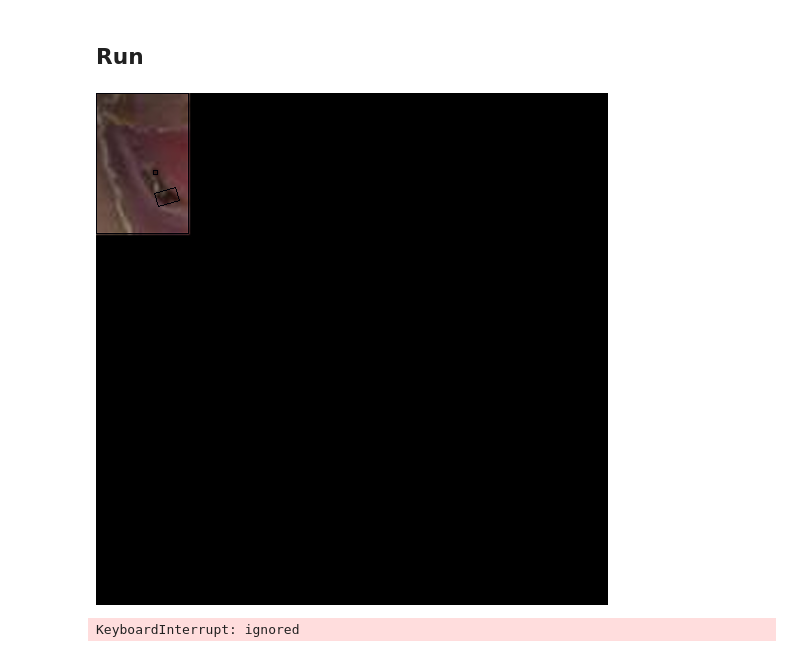
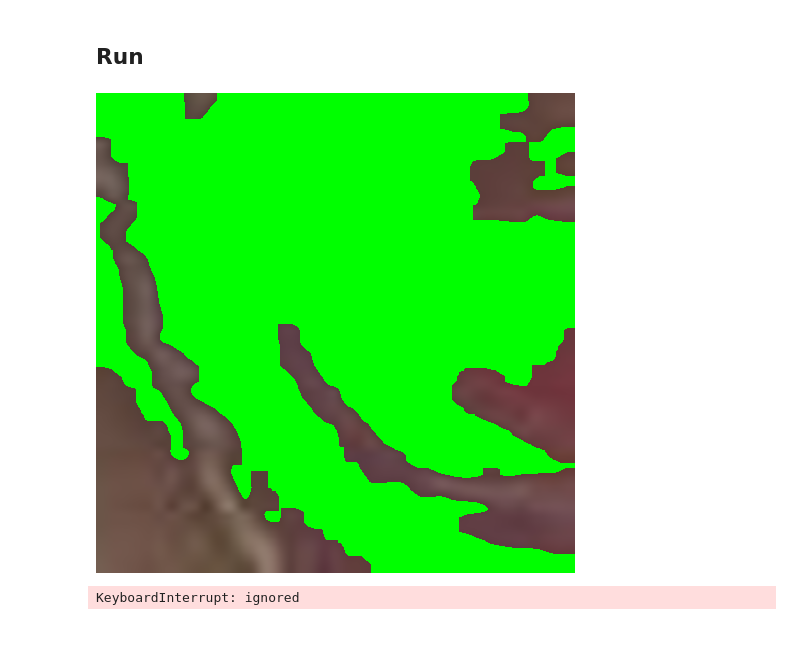
Before and after one commit to DaeSeokSong/ComputerVision, a Jupyter notebook: Image_segmentation_Scar.ipynb, the cells around one changed output. Saved outputs shown, nothing was run; the diff lists cells and outputs as text; code cells hidden in the pictures.

Commit message:
feat: Delete black boundary background(use hsv) and Select candidate region

```diff
--- a/Image_segmentation_Scar.ipynb
+++ b/Image_segmentation_Scar.ipynb
@@ -46,7 +46,7 @@ TEST_SET_PATH = "/Dataset/test"
 IMAGES_PATH = '/images'
 LABELS_PATH = '/labels'
 
-NORM_INPUT_SIZE = 512
+NORM_INPUT_SIZE = 480
 # %% [markdown]
 ## Class
 # %% [markdown]
@@ -55,7 +55,7 @@ NORM_INPUT_SIZE = 512
 def imshow_waitkey_enter(image):
     cv2_imshow(image)
 
-    time.sleep(1)
+    time.sleep(0.5)
     input("Please press the Enter key to proceed\n")
     output.clear()
 
@@ -70,51 +70,52 @@ dirPath = MODEL_PATH + TRAIN_SET_PATH + IMAGES_PATH
 os.chdir(dirPath)
 files = os.listdir(dirPath)
 
 train_images = []
 for f in files:
     train_images.append(cv2.imread(f))
 
 # Preprocess image
 for image in train_images:
+    # Get HSV image
+    hsv_image = cv2.cvtColor(image, cv2.COLOR_BGR2HSV)
+    hue_image, sat_image, val_image = cv2.split(hsv_image)
+
+    # Substract background (black boundary)
+    imageRegion, hierarchy = cv2.findContours(sat_image, cv2.RETR_EXTERNAL, cv2.CHAIN_APPROX_SIMPLE)
+    rect = cv2.boundingRect(imageRegion[0])
+    image = image[rect[1]:rect[1]+rect[3], rect[0]:rect[0]+rect[2]]
+
     # Resize image
     imageW = image.shape[0]
     imageH = image.shape[1]
     resizeRatioW = imageW / NORM_INPUT_SIZE
     resizeRatioH = imageH / NORM_INPUT_SIZE
     image = cv2.resize(image,
                        (int(imageW / resizeRatioW), int(imageH / resizeRatioH)),
                        interpolation=cv2.INTER_CUBIC
                        )
     imshow_waitkey_enter(image)
 
     # Get grayscale image
     gray_image = cv2.cvtColor(image, cv2.COLOR_BGR2GRAY)
 
     # Threshold
-    _, ths_image = cv2.threshold(gray_image, 127, 255, cv2.THRESH_OTSU)
-
-    # Get HSV image
-    hsv_image = cv2.cvtColor(image, cv2.COLOR_BGR2HSV)
-    hue_image, sat_image, val_image = cv2.split(hsv_image)
-
-    #imshow_waitkey_enter(hue_image)
-    #imshow_waitkey_enter(sat_image)
-    #imshow_waitkey_enter(val_image)
-    #imshow_waitkey_enter(ths_image)
+    _, ths_image = cv2.threshold(gray_image, 200, 255, cv2.THRESH_OTSU + cv2.THRESH_BINARY_INV)
 
     # Morphology
-    k = cv2.getStructuringElement(cv2.MORPH_RECT, (3, 3))
-    morph_image = cv2.morphologyEx(ths_image, cv2.MORPH_ERODE, k)
+    k = cv2.getStructuringElement(cv2.MORPH_RECT, (15, 15))
+    morph_image = cv2.morphologyEx(ths_image, cv2.MORPH_CLOSE, k)
     imshow_waitkey_enter(morph_image)
 
-    # Delete small region
-    contours, hierarchy = cv2.findContours(morph_image, cv2.RETR_CCOMP, cv2.CHAIN_APPROX_SIMPLE)
-    for contour in contours:
-        region = cv2.minAreaRect(contour)
-        box = cv2.boxPoints(region).astype('int')
+    # Select candidate of wound region
+    contours, hierarchy = cv2.findContours(morph_image, cv2.RETR_CCOMP, cv2.CHAIN_APPROX_NONE)
+    for idx, contour in enumerate(contours):
+        # Delete small region
+        x, y, width, height = cv2.boundingRect(contour)
+        if width < 20 or height < 20: continue
 
-        box_image = cv2.drawContours(image, [box], -1, 7)
-        imshow_waitkey_enter(box_image)
+        box_image = cv2.drawContours(image, contours, idx, (0, 255, 0), -1)
+    imshow_waitkey_enter(box_image)
 # %% [output]
-[figure, old version]
+[figure, new version]
 KeyboardInterrupt: ignored
```
Also changed, not shown: parts of 1 cell of this notebook.
